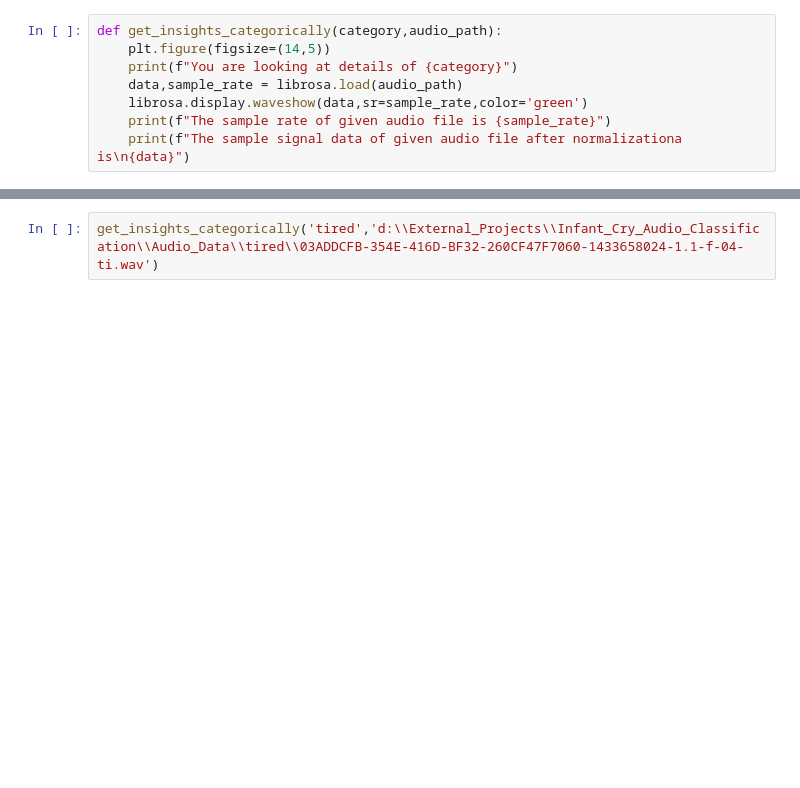
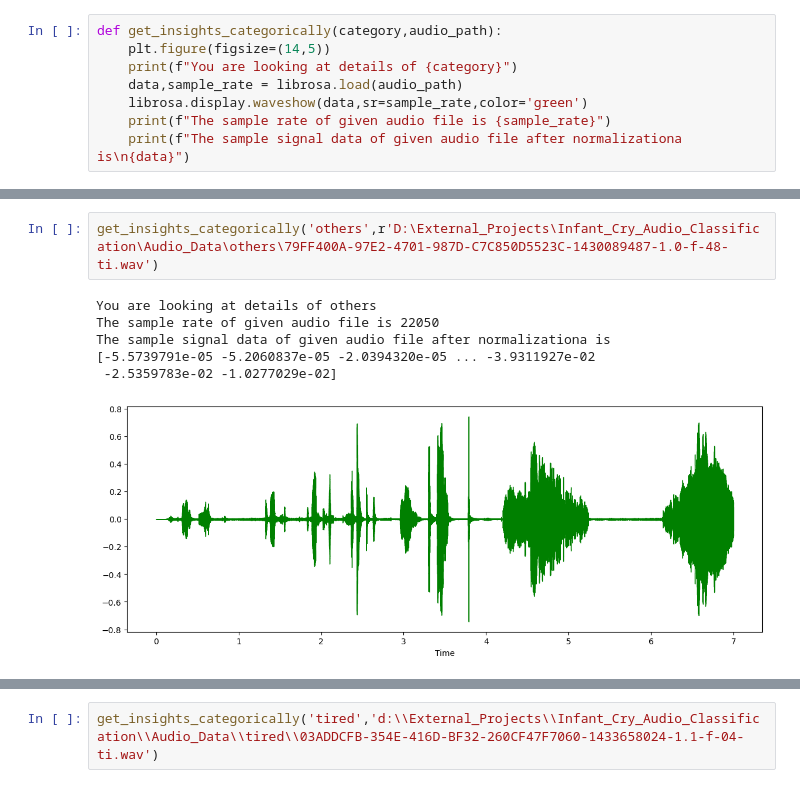
Before and after one commit to Aman-Vishwakarma1729/Automatic_Infant_Cry_Audio_Classification, a Jupyter notebook: Rersearch/main_working.ipynb, the cells around one changed output, grey strips where cells are left out. Cells and saved outputs as stored; diff of their text form; blank space fills up the shorter version.

```diff
--- a/Rersearch/main_working.ipynb
+++ b/Rersearch/main_working.ipynb
@@ -111,0 +94,9 @@ The sample signal data of given audio file after normalizationa is
+# %%
+get_insights_categorically('others',r'D:\External_Projects\Infant_Cry_Audio_Classification\Audio_Data\others\79FF400A-97E2-4701-987D-C7C850D5523C-1430089487-1.0-f-48-ti.wav')
+# %% [output]
+You are looking at details of others
+The sample rate of given audio file is 22050
+The sample signal data of given audio file after normalizationa is
+[-5.5739791e-05 -5.2060837e-05 -2.0394320e-05 ... -3.9311927e-02
+ -2.5359783e-02 -1.0277029e-02]
+[figure, added]
```
Also changed, not shown: parts of 19 cells of this notebook, 1 other file.
